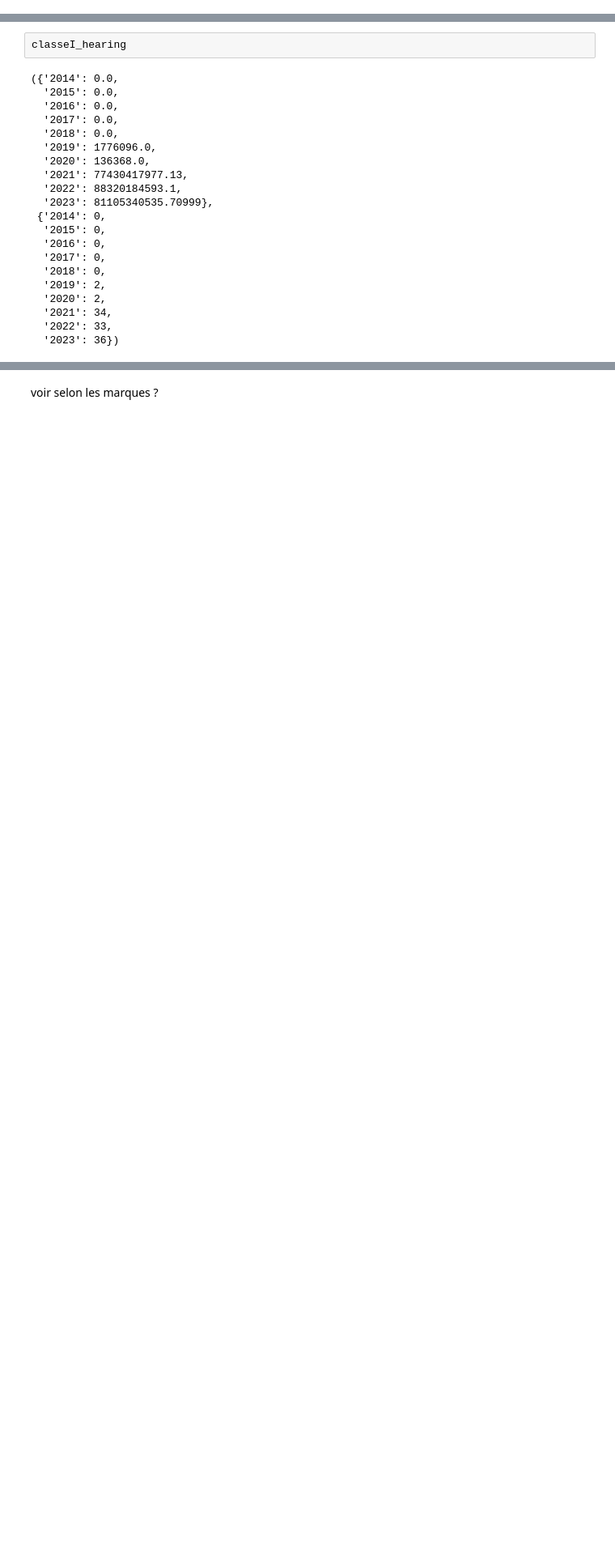
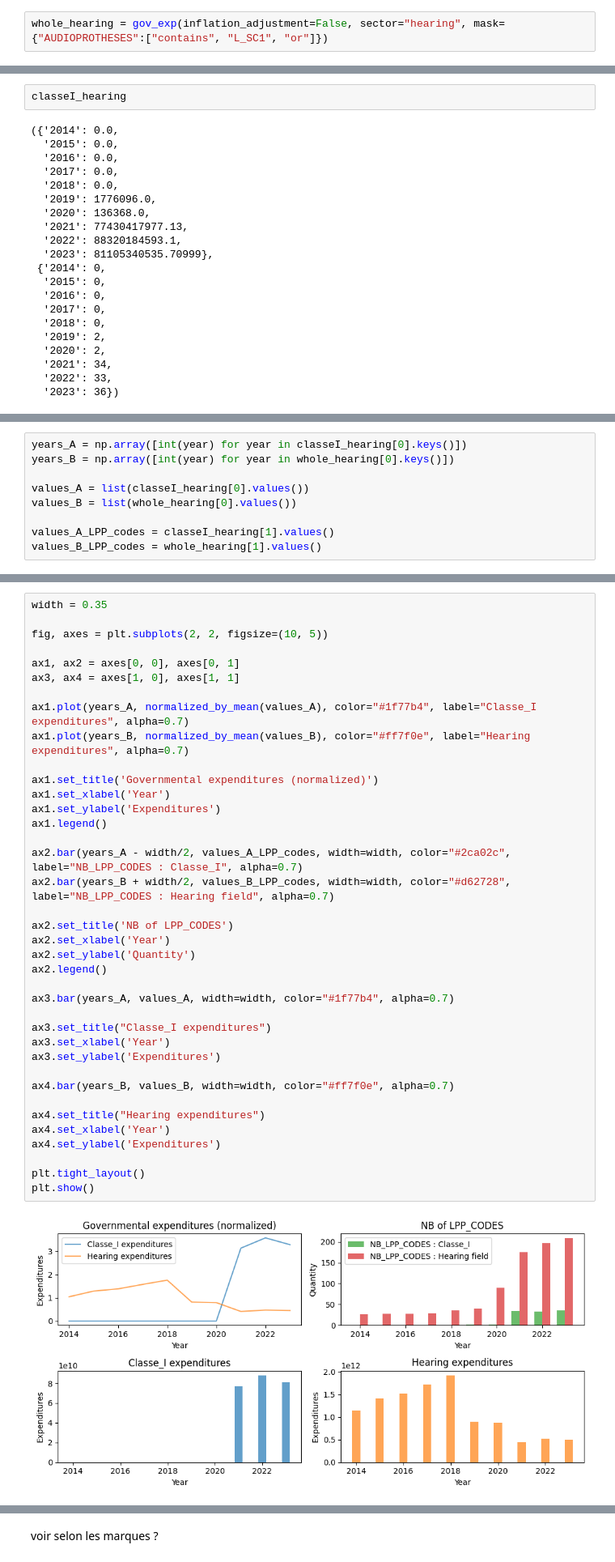
Before and after one commit to bparent11/analysingEffectOfHealthPlanInFrance, a Jupyter notebook: code/governmental-expenditures.ipynb, the cells around one changed output, grey strips where cells are left out. Shown: that part at 81% size. Drawn from its saved outputs; the diff is of its cells as text; blank space fills up the shorter version.

```diff
--- a/code/governmental-expenditures.ipynb
+++ b/code/governmental-expenditures.ipynb
@@ -753,3 +763,5 @@ Index: []
 718204  AIDE AUDITIVE, CLASSE I, GAUCHE, > 20 ANS
 718205  AIDE AUDITIVE, CLASSE I, GAUCHE, > 20 ANS
 718206  AIDE AUDITIVE, CLASSE I, GAUCHE, > 20 ANS
+# %%
+whole_hearing = gov_exp(inflation_adjustment=False, sector="hearing", mask={"AUDIOPROTHESES":["contains", "L_SC1", "or"]})
@@ -803,0 +832,9 @@ et on a + de code_lpp avec classe I que sur potential_100Santé.json pcq pour un
+# %%
+years_A = np.array([int(year) for year in classeI_hearing[0].keys()])
+years_B = np.array([int(year) for year in whole_hearing[0].keys()])
+
+values_A = list(classeI_hearing[0].values())
+values_B = list(whole_hearing[0].values())
+
+values_A_LPP_codes = classeI_hearing[1].values()
+values_B_LPP_codes = whole_hearing[1].values()
@@ -803,0 +843,40 @@ et on a + de code_lpp avec classe I que sur potential_100Santé.json pcq pour un
+# %%
+width = 0.35
+
+fig, axes = plt.subplots(2, 2, figsize=(10, 5))
+
+ax1, ax2 = axes[0, 0], axes[0, 1]
+ax3, ax4 = axes[1, 0], axes[1, 1]
+
+ax1.plot(years_A, normalized_by_mean(values_A), color="#1f77b4", label="Classe_I expenditures", alpha=0.7)
+ax1.plot(years_B, normalized_by_mean(values_B), color="#ff7f0e", label="Hearing expenditures", alpha=0.7)
+
+ax1.set_title('Governmental expenditures (normalized)')
+ax1.set_xlabel('Year')
+ax1.set_ylabel('Expenditures')
+ax1.legend()
+
+ax2.bar(years_A - width/2, values_A_LPP_codes, width=width, color="#2ca02c", label="NB_LPP_CODES : Classe_I", alpha=0.7)
+ax2.bar(years_B + width/2, values_B_LPP_codes, width=width, color="#d62728", label="NB_LPP_CODES : Hearing field", alpha=0.7)
+
+ax2.set_title('NB of LPP_CODES')
+ax2.set_xlabel('Year')
+ax2.set_ylabel('Quantity')
+ax2.legend()
+
+ax3.bar(years_A, values_A, width=width, color="#1f77b4", alpha=0.7)
+
+ax3.set_title("Classe_I expenditures")
+ax3.set_xlabel('Year')
+ax3.set_ylabel('Expenditures')
+
+ax4.bar(years_B, values_B, width=width, color="#ff7f0e", alpha=0.7)
+
+ax4.set_title("Hearing expenditures")
+ax4.set_xlabel('Year')
+ax4.set_ylabel('Expenditures')
+
+plt.tight_layout()
+plt.show()
+# %% [output]
+[figure, added]
```
Also changed, not shown: parts of 21 cells of this notebook.
